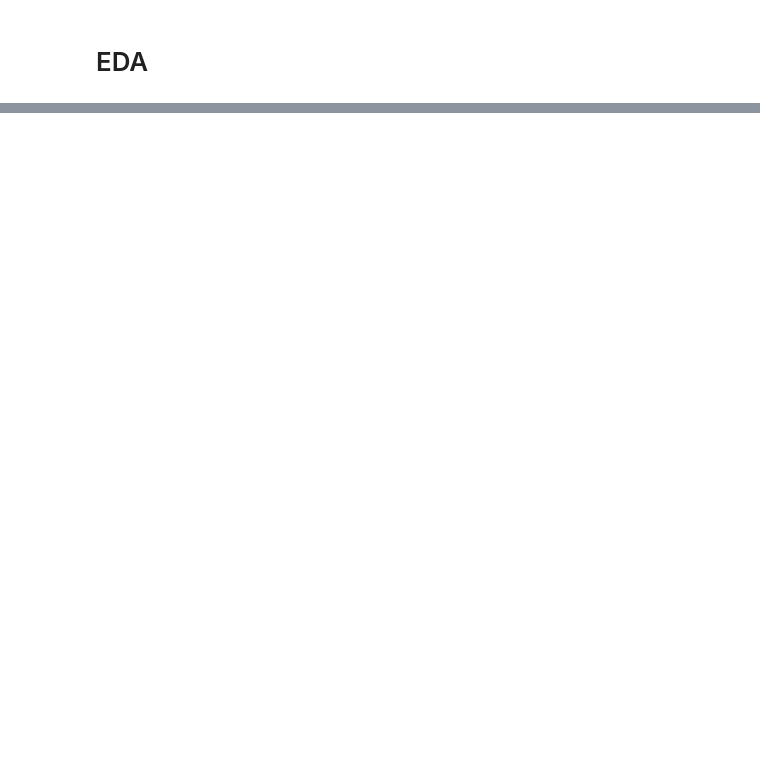
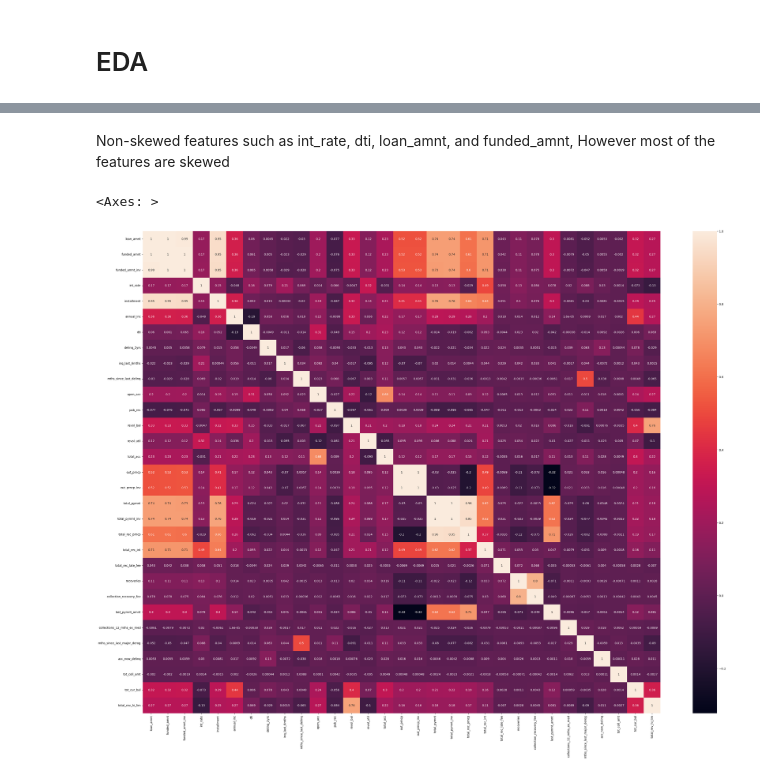
Before and after one commit to mferdinandr/credit-risk-idx, a Jupyter notebook: file.ipynb, the cells around one changed output, grey strips where cells are left out. Drawn from its saved outputs; the diff is of its cells as text; code cells hidden in the pictures; blank space fills up the shorter version.

```diff
--- a/file.ipynb
+++ b/file.ipynb
@@ -431,0 +413,8 @@ https://gist.github.com/mwaskom/de44147ed2974457ad6372750bbe5751
+# %% [markdown]
+Non-skewed features such as int_rate, dti, loan_amnt, and funded_amnt, However most of the features are skewed
+# %%
+plt.figure(figsize=(40,30))
+sns.heatmap(df[num_cols].corr(), annot=True)
+# %% [output]
+<Axes: >
+[figure, added]
```
Also changed, not shown: parts of 14 cells of this notebook.
